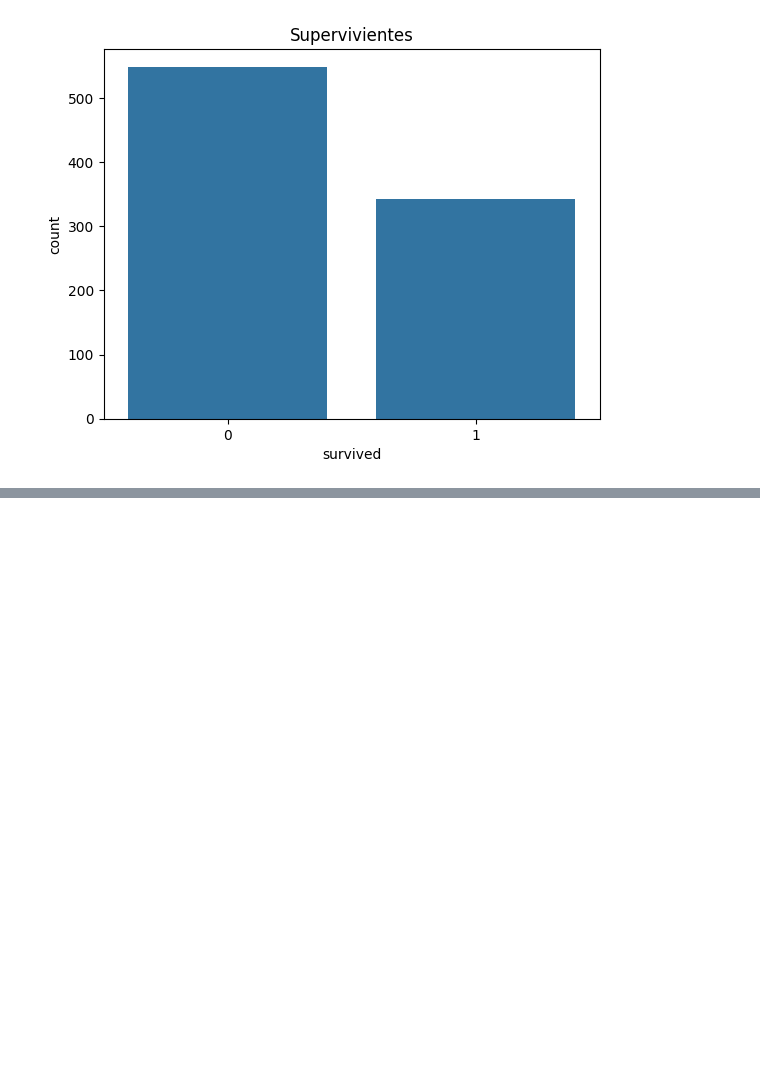
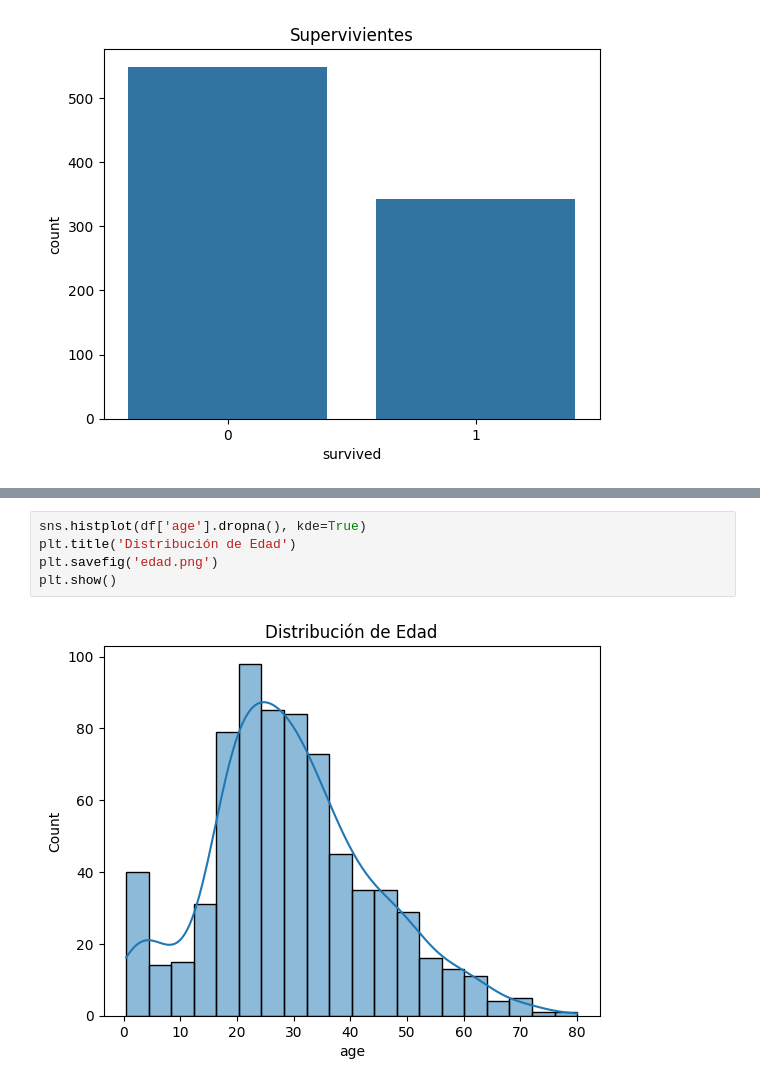
Before and after one commit to rayvill/eda-titanic, a Jupyter notebook: EDA.ipynb, the cells around one changed output, grey strips where cells are left out. Drawn from its saved outputs; the diff is of its cells as text; blank space fills up the shorter version.

```diff
--- a/EDA.ipynb
+++ b/EDA.ipynb
@@ -84,0 +106,7 @@ plt.show()
+# %%
+sns.histplot(df['age'].dropna(), kde=True)
+plt.title('Distribución de Edad')
+plt.savefig('edad.png')
+plt.show()
+# %% [output]
+[figure, added]
```
Also changed, not shown: parts of 3 cells of this notebook.
